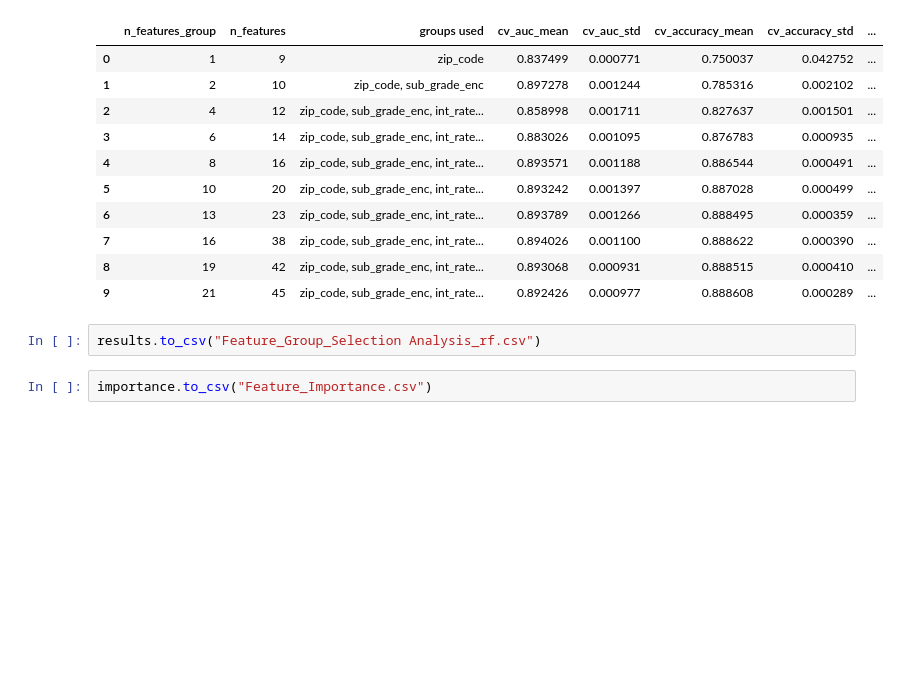
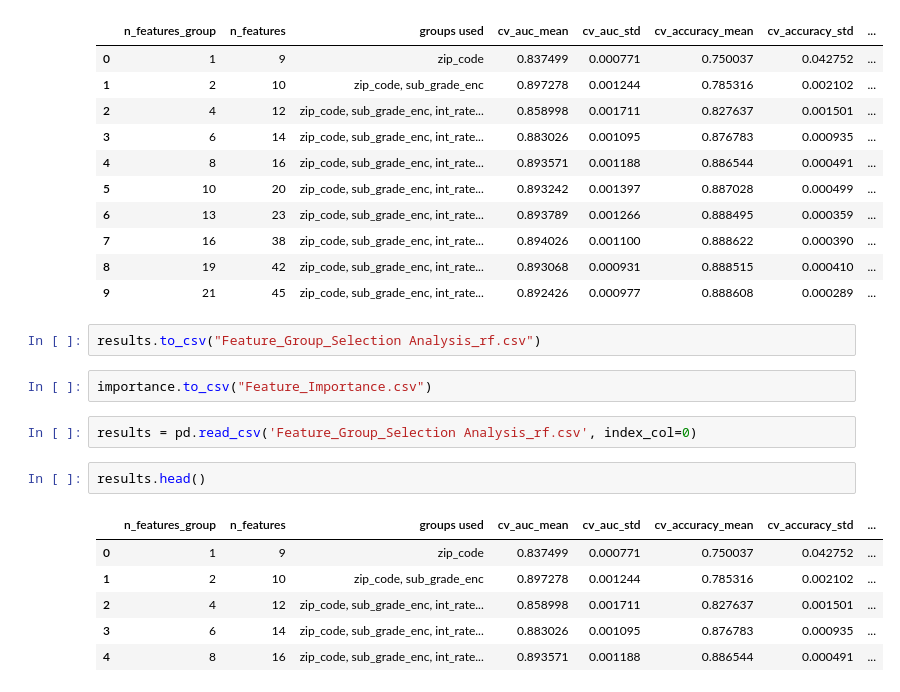
Before and after one commit to Energonlive/Final-Yr-Project, a Jupyter notebook: Final-form.ipynb, the cells around one changed output. Saved outputs shown, nothing was run; the diff lists cells and outputs as text; blank space fills up the shorter version.

```diff
--- a/Final-form.ipynb
+++ b/Final-form.ipynb
@@ -1499,4 +1500,15 @@ results.head(10)
 results.to_csv("Feature_Group_Selection Analysis_rf.csv")
 # %%
 importance.to_csv("Feature_Importance.csv")
+# %%
+results = pd.read_csv('Feature_Group_Selection Analysis_rf.csv', index_col=0)
+# %%
+results.head()
+# %% [output]
+|  | n_features_group | n_features | groups used | cv_auc_mean | cv_auc_std | cv_accuracy_mean | cv_accuracy_std | ... |
+| 0 | 1 | 9 | zip_code | 0.837499 | 0.000771 | 0.750037 | 0.042752 | ... |
+| 1 | 2 | 10 | zip_code, sub_grade_enc | 0.897278 | 0.001244 | 0.785316 | 0.002102 | ... |
+| 2 | 4 | 12 | zip_code, sub_grade_enc, int_rate... | 0.858998 | 0.001711 | 0.827637 | 0.001501 | ... |
+| 3 | 6 | 14 | zip_code, sub_grade_enc, int_rate... | 0.883026 | 0.001095 | 0.876783 | 0.000935 | ... |
+| 4 | 8 | 16 | zip_code, sub_grade_enc, int_rate... | 0.893571 | 0.001188 | 0.886544 | 0.000491 | ... |
 # %%
```
Also changed, not shown: parts of 17 cells of this notebook, 5 other files.
